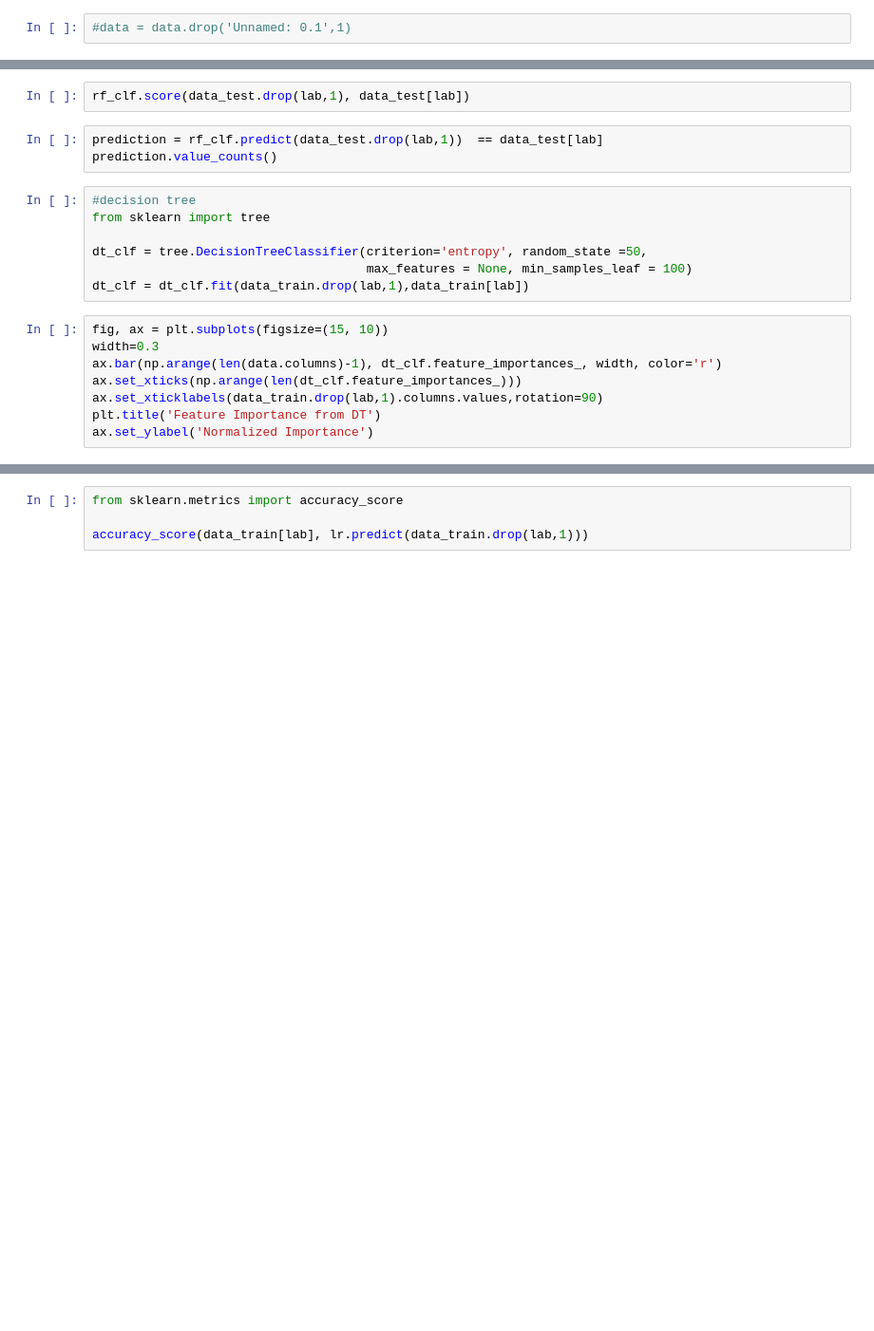
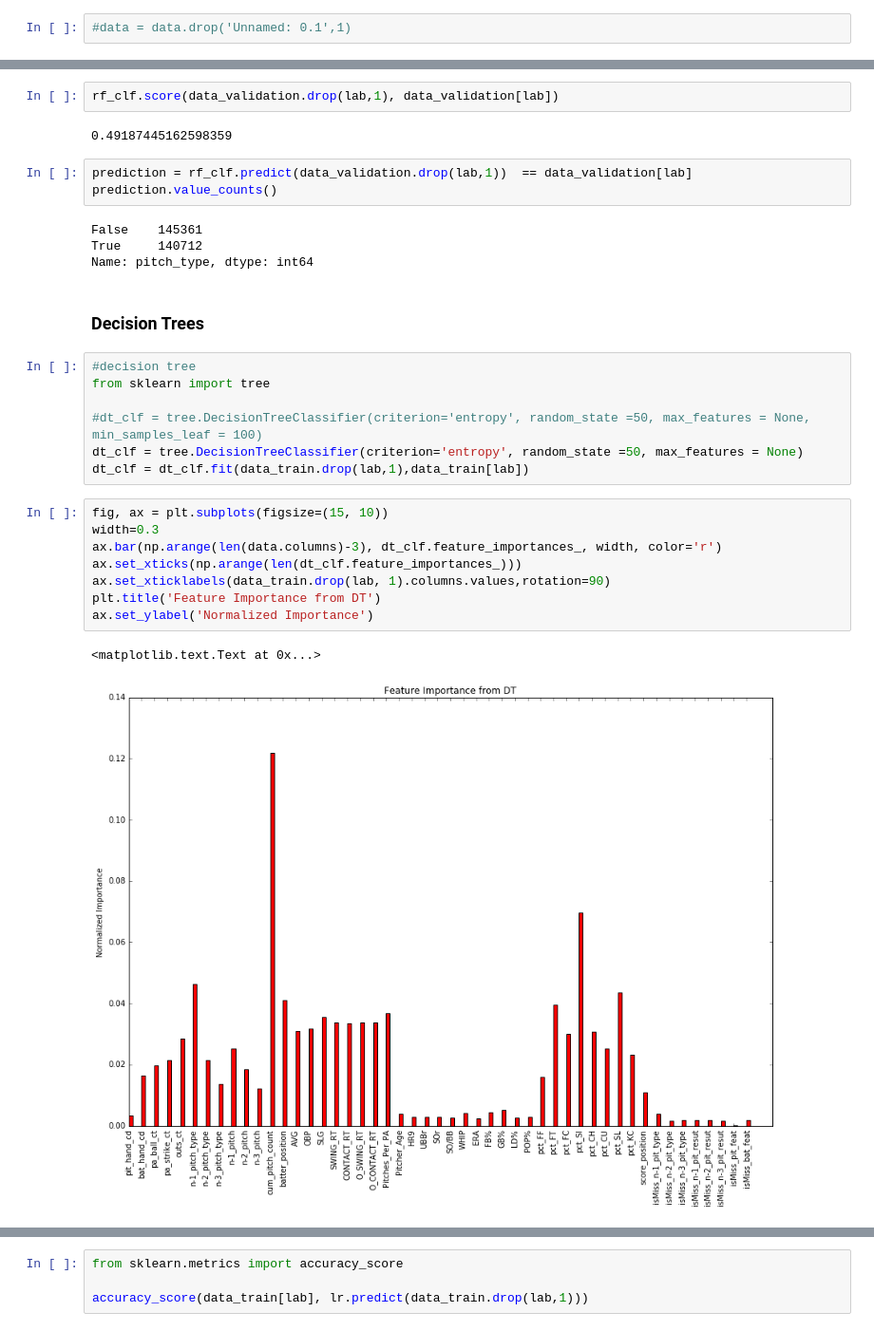
Before and after one commit to davidehamil/BaseballsAndBooleans_NYU-CDS, a Jupyter notebook: Project_modeling.ipynb, the cells around one changed output, grey strips where cells are left out. Shown at 95% size. Saved outputs shown, nothing was run; the diff lists cells and outputs as text; blank space fills up the shorter version.

Commit message:
decision_tree_analysis

```diff
--- a/Project_modeling.ipynb
+++ b/Project_modeling.ipynb
@@ -53,21 +100,32 @@ ax.set_ylabel('Normalized Importance')
 # %%
-rf_clf.score(data_test.drop(lab,1), data_test[lab])
+rf_clf.score(data_validation.drop(lab,1), data_validation[lab])
+# %% [output]
+0.49187445162598359
 # %%
-prediction = rf_clf.predict(data_test.drop(lab,1))  == data_test[lab]
+prediction = rf_clf.predict(data_validation.drop(lab,1))  == data_validation[lab]
 prediction.value_counts()
+# %% [output]
+False    145361
+True     140712
+Name: pitch_type, dtype: int64
+# %% [markdown]
+### Decision Trees
 # %%
 #decision tree
 from sklearn import tree
 
-dt_clf = tree.DecisionTreeClassifier(criterion='entropy', random_state =50,
-                                     max_features = None, min_samples_leaf = 100)
+#dt_clf = tree.DecisionTreeClassifier(criterion='entropy', random_state =50, max_features = None, min_samples_leaf = 100)
+dt_clf = tree.DecisionTreeClassifier(criterion='entropy', random_state =50, max_features = None)
 dt_clf = dt_clf.fit(data_train.drop(lab,1),data_train[lab])
 # %%
 fig, ax = plt.subplots(figsize=(15, 10))
 width=0.3
-ax.bar(np.arange(len(data.columns)-1), dt_clf.feature_importances_, width, color='r')
+ax.bar(np.arange(len(data.columns)-3), dt_clf.feature_importances_, width, color='r')
 ax.set_xticks(np.arange(len(dt_clf.feature_importances_)))
-ax.set_xticklabels(data_train.drop(lab,1).columns.values,rotation=90)
+ax.set_xticklabels(data_train.drop(lab, 1).columns.values,rotation=90)
 plt.title('Feature Importance from DT')
 ax.set_ylabel('Normalized Importance')
+# %% [output]
+<matplotlib.text.Text at 0x...>
+[figure, added]
 # %%
```
Also changed, not shown: parts of 22 cells of this notebook, 1 other file.
